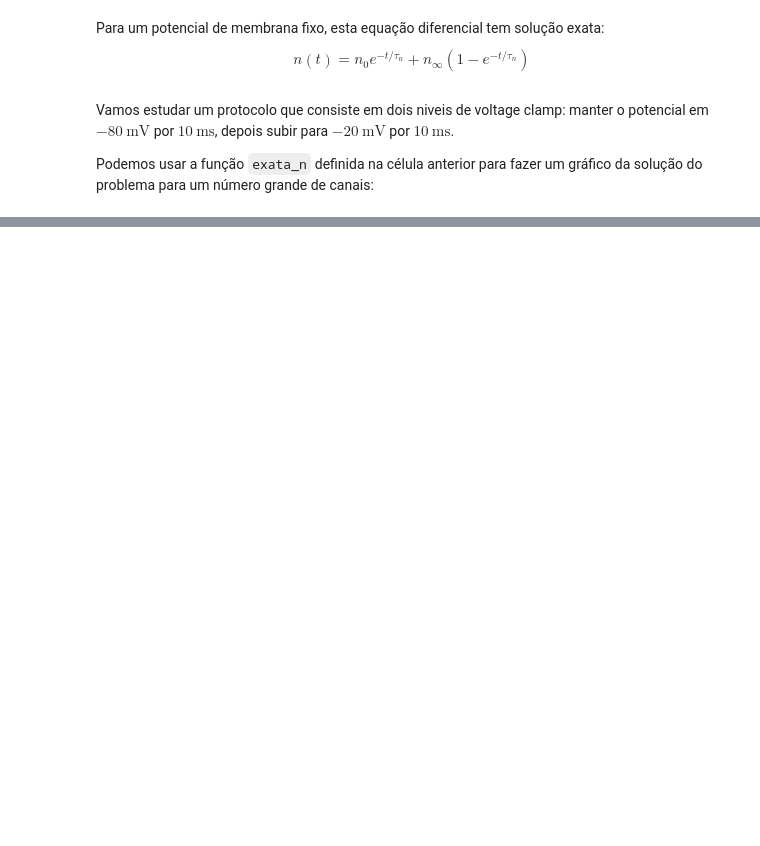
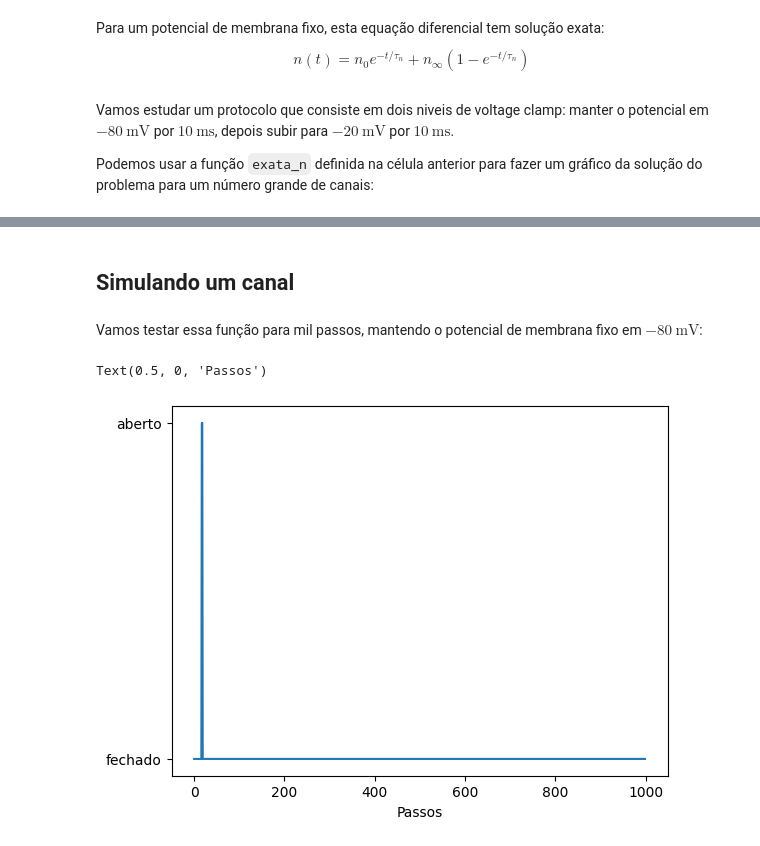
Before and after one commit to borismarin/sample-data, a Jupyter notebook: neuro-comp/Atividade-Canais.ipynb, the cells around one changed output, grey strips where cells are left out. Cells and saved outputs as stored; diff of their text form; code cells hidden in the pictures; blank space fills up the shorter version.

```diff
--- a/neuro-comp/Atividade-Canais.ipynb
+++ b/neuro-comp/Atividade-Canais.ipynb
@@ -87,0 +111,30 @@ plt.plot(t, n, 'o-')
+# %% [markdown]
+## Simulando um canal
+# %%
+def atualiza_canal(estado, prob_abre, prob_fecha, dt):
+    r = np.random.rand()
+    if estado == 0:
+        if r < prob_abre * dt:
+            estado = 1
+    else:
+        if r < prob_fecha * dt:
+            estado = 0
+
+    return estado
+# %% [markdown]
+Vamos testar essa função para mil passos, mantendo o potencial de membrana fixo em $-80\ \mathrm{mV}$:
+# %%
+estado = 0  # canal começa fechado
+vclamp = -80
+estados = np.zeros(1000)
+
+for i in range(999):
+    estados[i+1] = atualiza_canal(estados[i], alpha_n(vclamp), beta_n(vclamp), dt=passo)
+
+plt.figure(3)
+plt.plot(estados, '-')
+plt.yticks((0,1),('fechado', 'aberto'))
+plt.xlabel('Passos')
+# %% [output]
+Text(0.5, 0, 'Passos')
+[figure, added]
```
Also changed, not shown: parts of 17 cells of this notebook.
